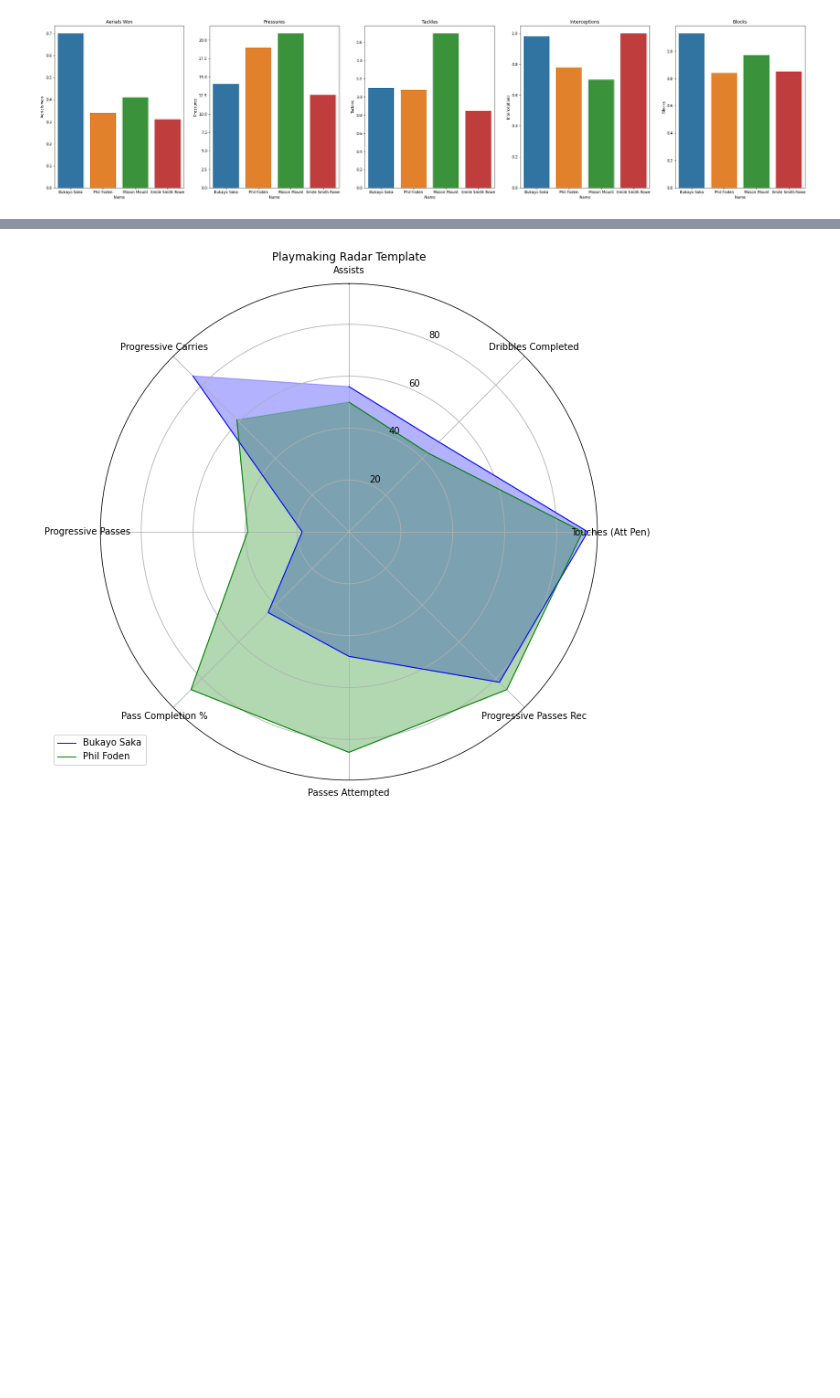
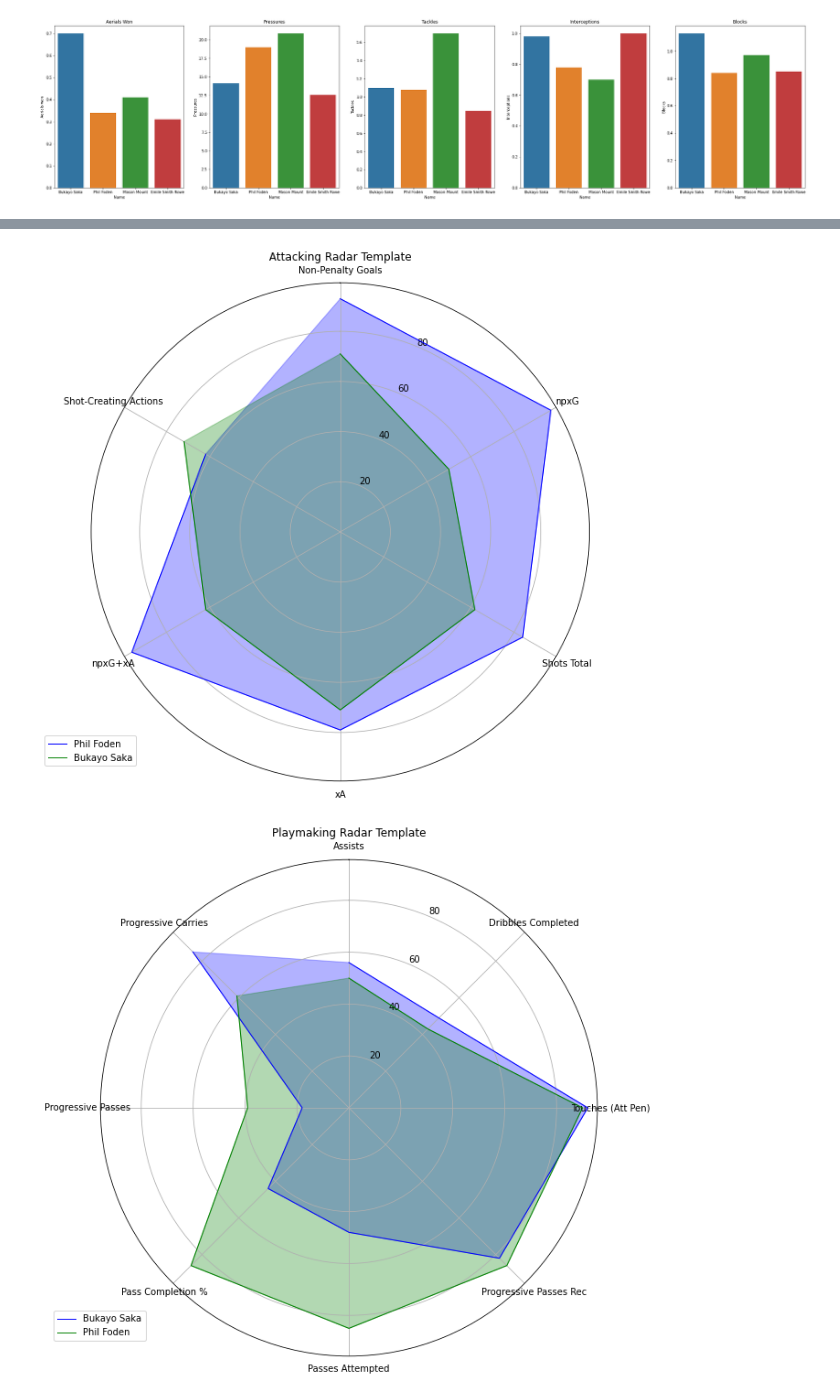
Before and after one commit to steveaq/Webs-Scraping-for-Fooball-Data-, a Jupyter notebook: FBREF Player Data Exploration.ipynb, the cells around one changed output, grey strips where cells are left out. Cells and saved outputs as stored; diff of their text form; code cells hidden in the pictures; blank space fills up the shorter version.

```diff
--- a/FBREF Player Data Exploration.ipynb
+++ b/FBREF Player Data Exploration.ipynb
@@ -680,6 +674,10 @@ def compare_players_percentile_template(url_list, view):
 
     else:
         print('Please check your spelling. options are: Attacking, Playmaking or Defensive')
+# %%
+compare_players_percentile_template(url_list,"Attacking")
+# %% [output]
+[figure, added]
 # %%
 compare_players_percentile_template(url_list,"Playmaking")
 # %% [output]
```
Also changed, not shown: parts of 9 cells of this notebook, 12 other files.
